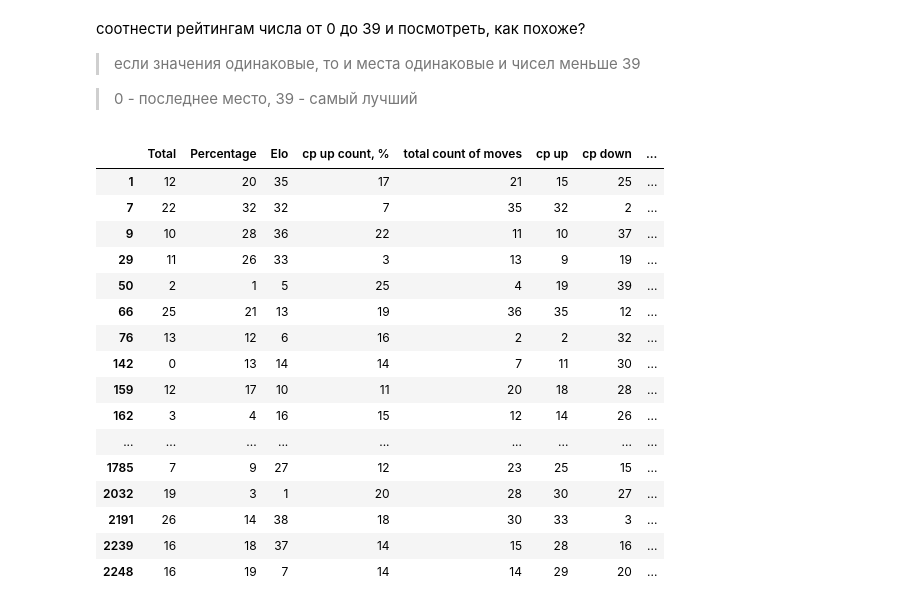
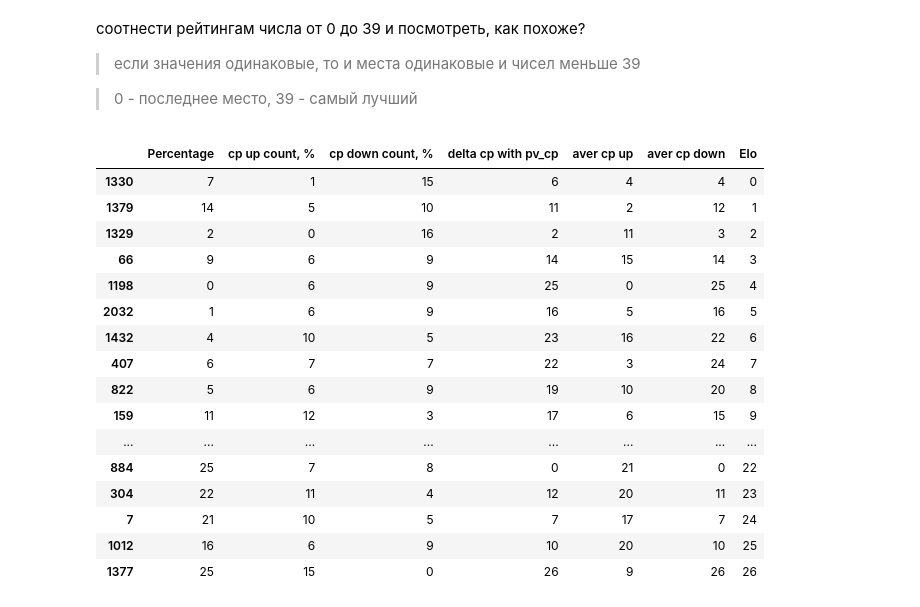
Before and after one commit to Ol333/gh, a Jupyter notebook: analisis.ipynb, the cells around one changed output. Cells and saved outputs as stored; diff of their text form; code cells hidden in the pictures.

```diff
--- a/analisis.ipynb
+++ b/analisis.ipynb
@@ -5,6 +5,7 @@ import rab_with_db as rwd
 # %% [markdown]
 # Сколько игр у каждого игрока. Гистограмма
 # %%
+rwd = rab_with_db.DbConnection("shogi_db10000.db")
 game_for_player = []
 player_table = rwd.table_list("Player")
 for i in player_table:
@@ -94,4 +95,5 @@ import rab_with_db as rwd
 # %%
+rwd = rab_with_db.DbConnection("shogi_db10000.db")
 kf_list = rwd.table_list("Kifu")
 pos_dict = {}
 # %%
@@ -292,4 +290,4 @@ for i in range(len(index)):
     total_by_rows.append(res * 100)
 
 matr['Percentage'] = total_by_rows
-matr['Elo'] = list(map(lambda x:round(x),elo_no_abs))
+matr['Elo'] = list(map(lambda x:round(x),elo))
@@ -432,37 +569,47 @@ matr
 
 > 0 - последнее место, 39 - самый лучший
 # %%
-new_matr = pd.DataFrame(data=np.zeros((len(index),len(matr.columns[40:]))),
+n_row = len(matr)
+new_matr = pd.DataFrame(data=np.zeros((len(index),len(matr.columns[n_row:]))),
                     index=index,
-                    columns=matr.columns[40:],
+                    columns=matr.columns[n_row:],
                     dtype=int)
 
 
-for col in range(40,len(matr.columns)):
+for col in range(n_row,len(matr.columns)):
     d = dict.fromkeys(matr.iloc[:,col])
     i = 0
     for k in sorted(d.keys()):
         d[k] = i
         i += 1
-    for i in range(40):
-        new_matr.iloc[i,col-40] = d[matr.iloc[i,col]]
+    for i in range(n_row):
+        new_matr.iloc[i,col-n_row] = d[matr.iloc[i,col]]
 
+new_matr = new_matr.drop('total count of moves',axis=1)
+new_matr = new_matr.sort_values('Elo')
+temp = new_matr.Elo
+new_matr = new_matr.drop('Elo',axis=1)
+new_matr['Elo'] = temp
+new_matr = new_matr.drop('Total',axis=1)
+new_matr = new_matr.drop('cp up',axis=1)
+new_matr = new_matr.drop('cp down',axis=1)
+new_matr.index = new_matr.index.astype('string')
 new_matr
 # %% [output]
-|  | Total | Percentage | Elo | cp up count, % | total count of moves | cp up | cp down | ... |
-| 1 | 12 | 20 | 35 | 17 | 21 | 15 | 25 | ... |
-| 7 | 22 | 32 | 32 | 7 | 35 | 32 | 2 | ... |
-| 9 | 10 | 28 | 36 | 22 | 11 | 10 | 37 | ... |
-| 29 | 11 | 26 | 33 | 3 | 13 | 9 | 19 | ... |
-| 50 | 2 | 1 | 5 | 25 | 4 | 19 | 39 | ... |
-| 66 | 25 | 21 | 13 | 19 | 36 | 35 | 12 | ... |
-| 76 | 13 | 12 | 6 | 16 | 2 | 2 | 32 | ... |
-| 142 | 0 | 13 | 14 | 14 | 7 | 11 | 30 | ... |
-| 159 | 12 | 17 | 10 | 11 | 20 | 18 | 28 | ... |
-| 162 | 3 | 4 | 16 | 15 | 12 | 14 | 26 | ... |
-| ... | ... | ... | ... | ... | ... | ... | ... | ... |
-| 1785 | 7 | 9 | 27 | 12 | 23 | 25 | 15 | ... |
-| 2032 | 19 | 3 | 1 | 20 | 28 | 30 | 27 | ... |
-| 2191 | 26 | 14 | 38 | 18 | 30 | 33 | 3 | ... |
-| 2239 | 16 | 18 | 37 | 14 | 15 | 28 | 16 | ... |
-| 2248 | 16 | 19 | 7 | 14 | 14 | 29 | 20 | ... |
+|  | Percentage | cp up count, % | cp down count, % | delta cp with pv_cp | aver cp up | aver cp down | Elo |
+| 1330 | 7 | 1 | 15 | 6 | 4 | 4 | 0 |
+| 1379 | 14 | 5 | 10 | 11 | 2 | 12 | 1 |
+| 1329 | 2 | 0 | 16 | 2 | 11 | 3 | 2 |
+| 66 | 9 | 6 | 9 | 14 | 15 | 14 | 3 |
+| 1198 | 0 | 6 | 9 | 25 | 0 | 25 | 4 |
+| 2032 | 1 | 6 | 9 | 16 | 5 | 16 | 5 |
+| 1432 | 4 | 10 | 5 | 23 | 16 | 22 | 6 |
+| 407 | 6 | 7 | 7 | 22 | 3 | 24 | 7 |
+| 822 | 5 | 6 | 9 | 19 | 10 | 20 | 8 |
+| 159 | 11 | 12 | 3 | 17 | 6 | 15 | 9 |
+| ... | ... | ... | ... | ... | ... | ... | ... |
+| 884 | 25 | 7 | 8 | 0 | 21 | 0 | 22 |
+| 304 | 22 | 11 | 4 | 12 | 20 | 11 | 23 |
+| 7 | 21 | 10 | 5 | 7 | 17 | 7 | 24 |
+| 1012 | 16 | 6 | 9 | 10 | 20 | 10 | 25 |
+| 1377 | 25 | 15 | 0 | 26 | 9 | 26 | 26 |
```
Also changed, not shown: parts of 20 cells of this notebook, 12 other files.
